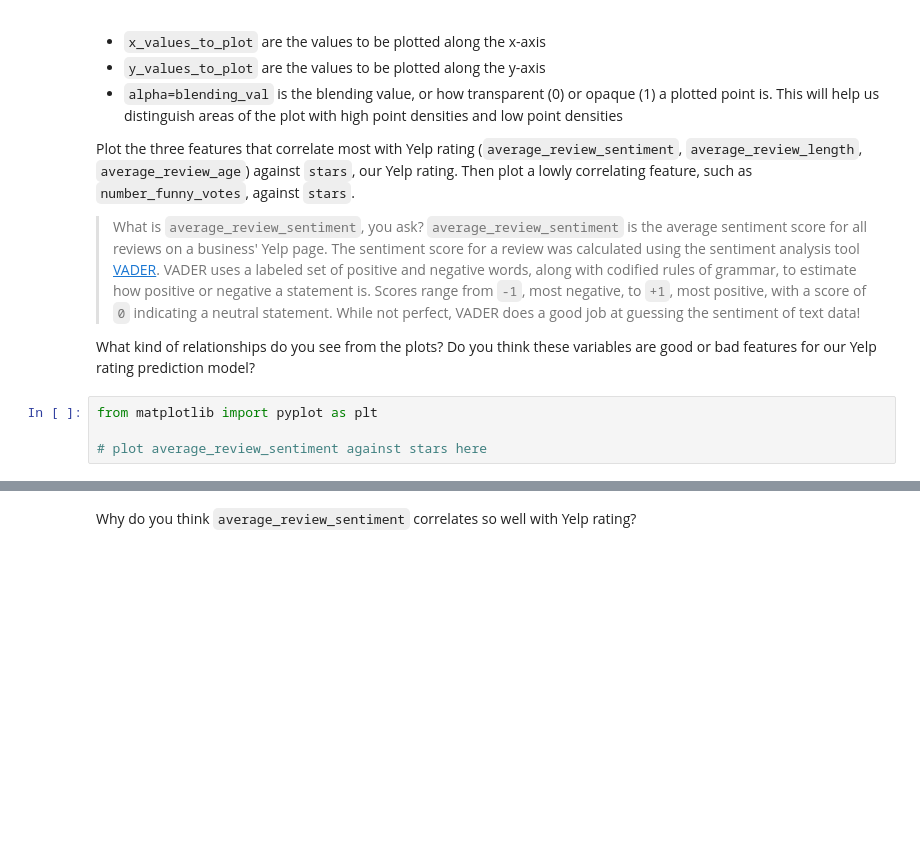
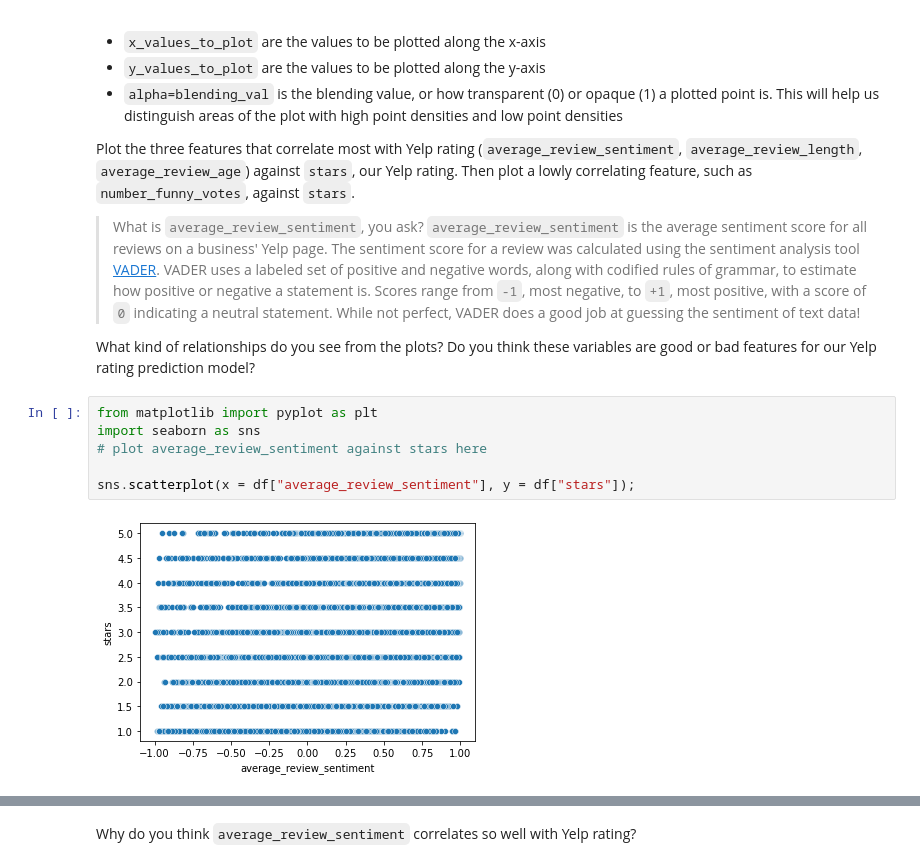
Before and after one commit to miladshiraniUCB/CodeCademy-ML-Regression-Yelp, a Jupyter notebook: yelp_regression.ipynb, the cells around one changed output, grey strips where cells are left out. Saved outputs shown, nothing was run; the diff lists cells and outputs as text; blank space fills up the shorter version.

```diff
--- a/yelp_regression.ipynb
+++ b/yelp_regression.ipynb
@@ -341,7 +361,11 @@ Plot the three features that correlate most with Yelp rating (`average_review_se
 What kind of relationships do you see from the plots? Do you think these variables are good or bad features for our Yelp rating prediction model?
 # %%
 from matplotlib import pyplot as plt
+import seaborn as sns
+# plot average_review_sentiment against stars here
 
-# plot average_review_sentiment against stars here
+sns.scatterplot(x = df["average_review_sentiment"], y = df["stars"]);
+# %% [output]
+[figure, added]
 # %%
 # plot average_review_length against stars here
```
Also changed, not shown: parts of 30 cells of this notebook.
